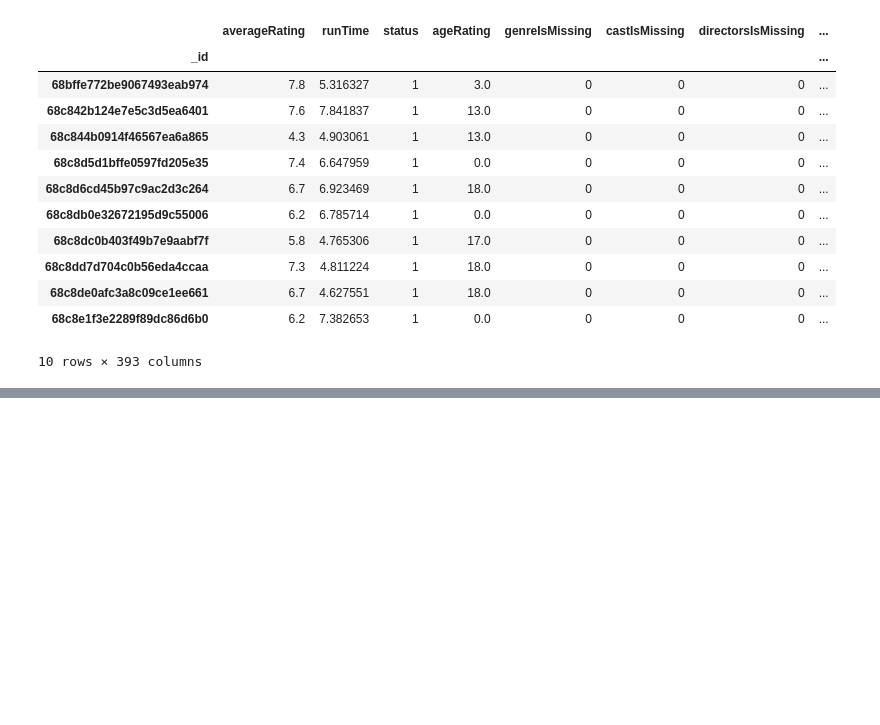
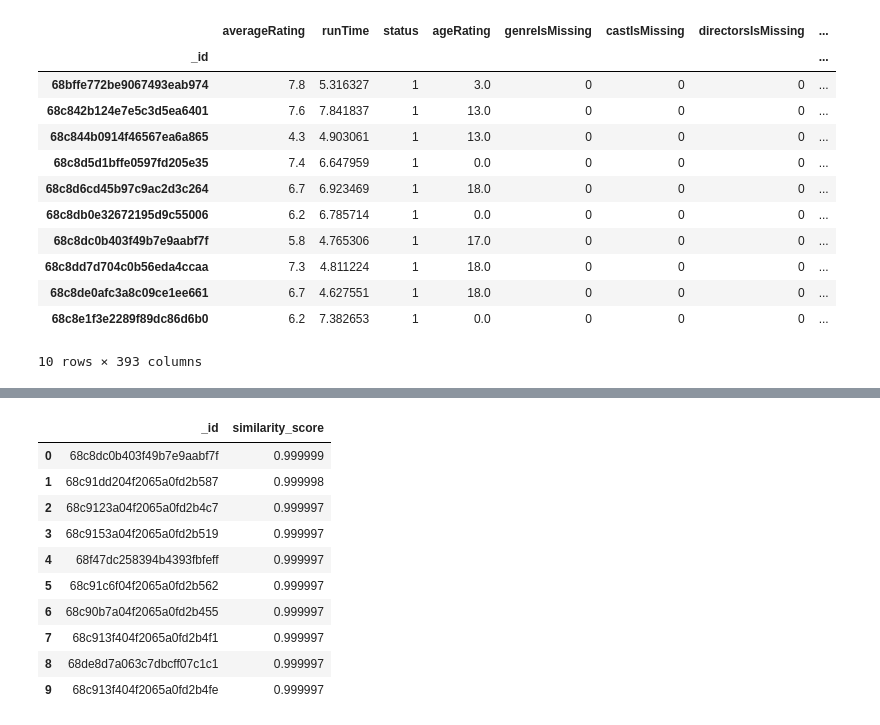
Before and after one commit to Shruthikshetty/media-logger-recommender, a Jupyter notebook: training_notebooks/Movies_recommendation_model.ipynb, the cells around one changed output, grey strips where cells are left out. Cells and saved outputs as stored; diff of their text form; code cells hidden in the pictures; blank space fills up the shorter version.

```diff
--- a/training_notebooks/Movies_recommendation_model.ipynb
+++ b/training_notebooks/Movies_recommendation_model.ipynb
@@ -1691,0 +1797,8 @@ Recommendations for: The Naked Gun
+# %%
+# now let do the prediction
+X_embed = encoder.predict(training_data)
+
+movie_id = "68ddf77845b09622cef9d905"
+# lets get the embidings
+query_idx = training_data.index.get_loc(movie_id)
+query_vec = X_embed[query_idx].reshape(1, -1)
@@ -1691,0 +1807,9 @@ Recommendations for: The Naked Gun
+# %%
+# Cosine similarity between query and all embeddings
+sims = cosine_similarity(query_vec, X_embed).flatten()
+top_n = 10
+top_indices = sims.argsort()[::-1][1:top_n+1]  # [1:] skips the movie itself
+
+# Get their _id
+result_ids = training_data.index[top_indices]
+result_scores = sims[top_indices]
@@ -1691,0 +1822,24 @@ Recommendations for: The Naked Gun
+# %%
+# function to predict with just id
+def recommend_similar_movies_by_autoencoder(movie_id, training_data, X_embed, top_n=10):
+    query_idx = training_data.index.get_loc(movie_id)
+    query_vec = X_embed[query_idx].reshape(1, -1)
+    sims = cosine_similarity(query_vec, X_embed).flatten()
+    top_indices = sims.argsort()[::-1][1:top_n+1]
+    result_ids = training_data.index[top_indices]
+    result_scores = sims[top_indices]
+    return pd.DataFrame({"_id": result_ids, "similarity_score": result_scores})
+# %%
+recommend_similar_movies_by_autoencoder(movie_id , training_data , X_embed  )
+# %% [output]
+|  | _id | similarity_score |
+| 0 | 68c8dc0b403f49b7e9aabf7f | 0.999999 |
+| 1 | 68c91dd204f2065a0fd2b587 | 0.999998 |
+| 2 | 68c9123a04f2065a0fd2b4c7 | 0.999997 |
+| 3 | 68c9153a04f2065a0fd2b519 | 0.999997 |
+| 4 | 68f47dc258394b4393fbfeff | 0.999997 |
+| 5 | 68c91c6f04f2065a0fd2b562 | 0.999997 |
+| 6 | 68c90b7a04f2065a0fd2b455 | 0.999997 |
+| 7 | 68c913f404f2065a0fd2b4f1 | 0.999997 |
+| 8 | 68de8d7a063c7dbcff07c1c1 | 0.999997 |
+| 9 | 68c913f404f2065a0fd2b4fe | 0.999997 |
```
Also changed, not shown: parts of 16 cells of this notebook.
